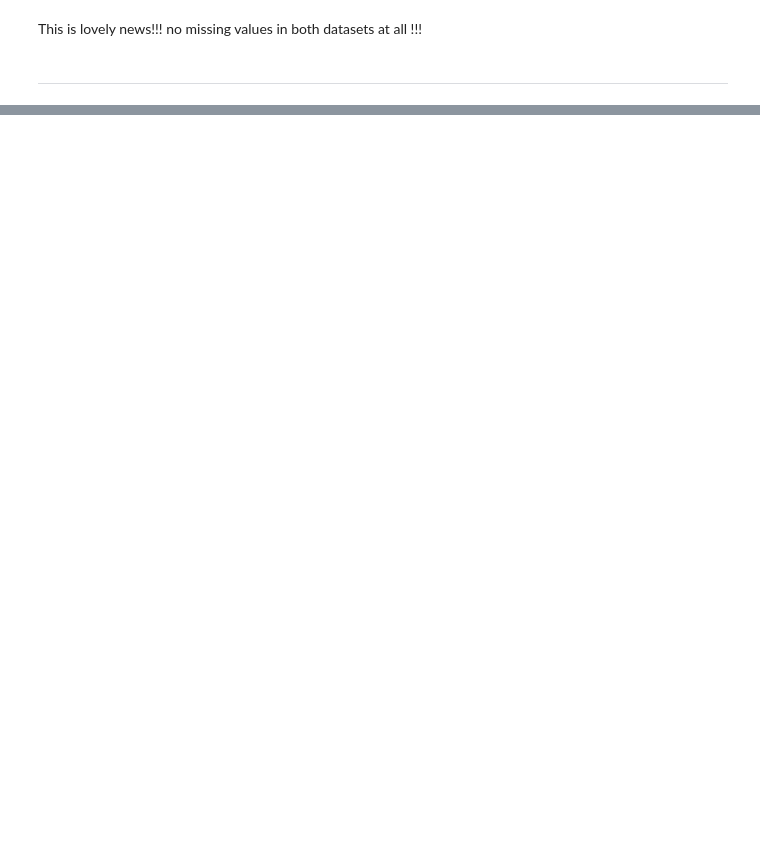
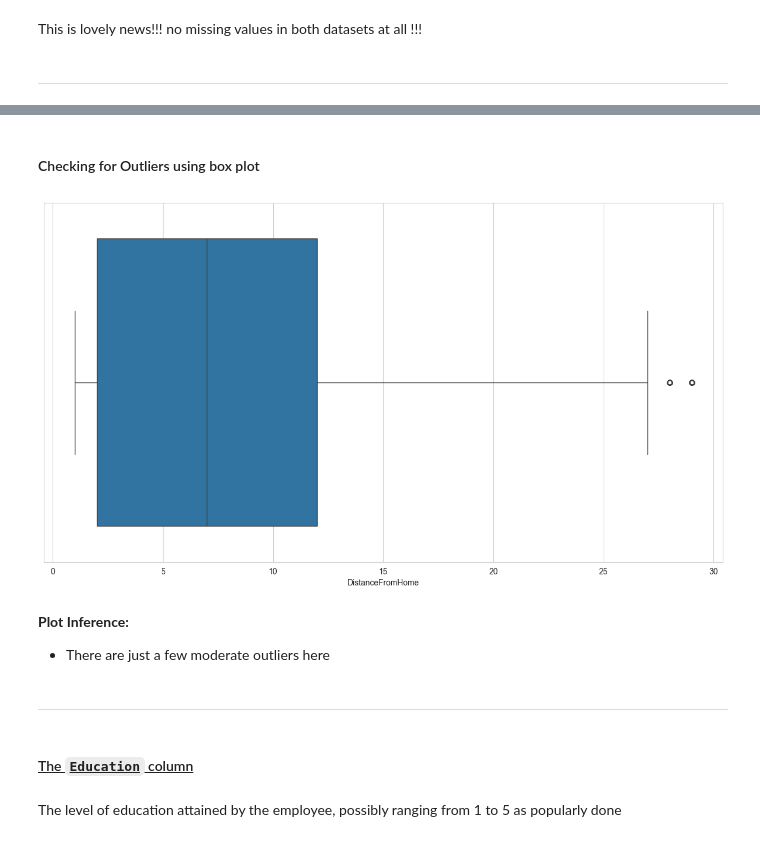
Before and after one commit to Voidblocker/Bluechip-Summit-Employee-Attrition-Prediction, a Jupyter notebook: Employee Attrition Prediction.ipynb, the cells around one changed output, grey strips where cells are left out. Drawn from its saved outputs; the diff is of its cells as text; code cells hidden in the pictures; blank space fills up the shorter version.

```diff
--- a/Employee Attrition Prediction.ipynb
+++ b/Employee Attrition Prediction.ipynb
@@ -124,0 +393,15 @@ This is lovely news!!! no missing values in both datasets at all !!!
+# %% [markdown]
+#### Checking for Outliers using box plot
+# %%
+sb.boxplot(combined_df, x='DistanceFromHome');
+# %% [output]
+[figure, added]
+# %% [markdown]
+**Plot Inference:**
+-   There are just a few moderate outliers here
+# %% [markdown]
+---
+# %% [markdown]
+#### <u>The `Education` column</u>
+# %% [markdown]
+The level of education attained by the employee, possibly ranging from 1 to 5 as popularly done
```
Also changed, not shown: parts of 310 cells of this notebook, 1 other file.
